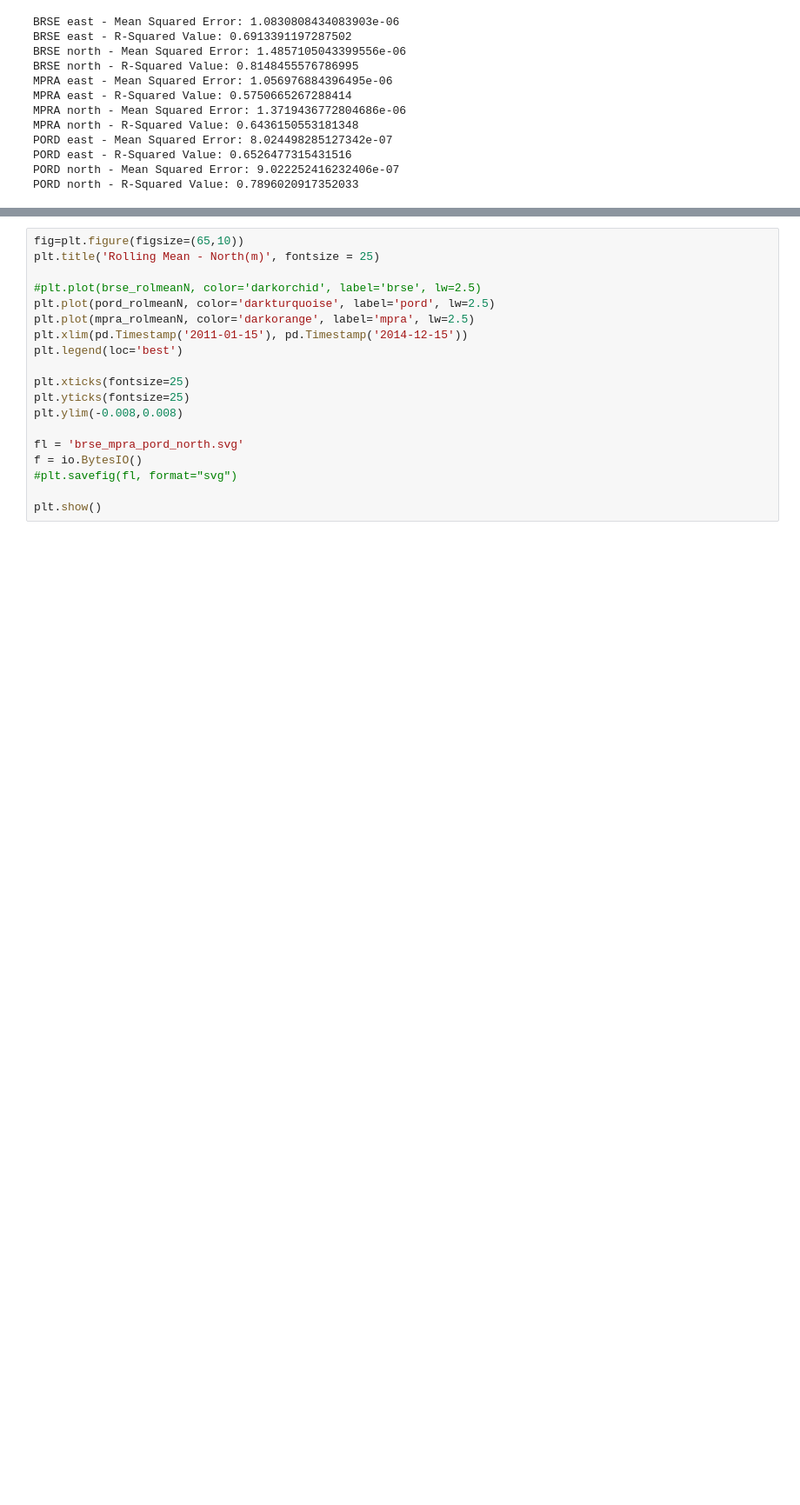
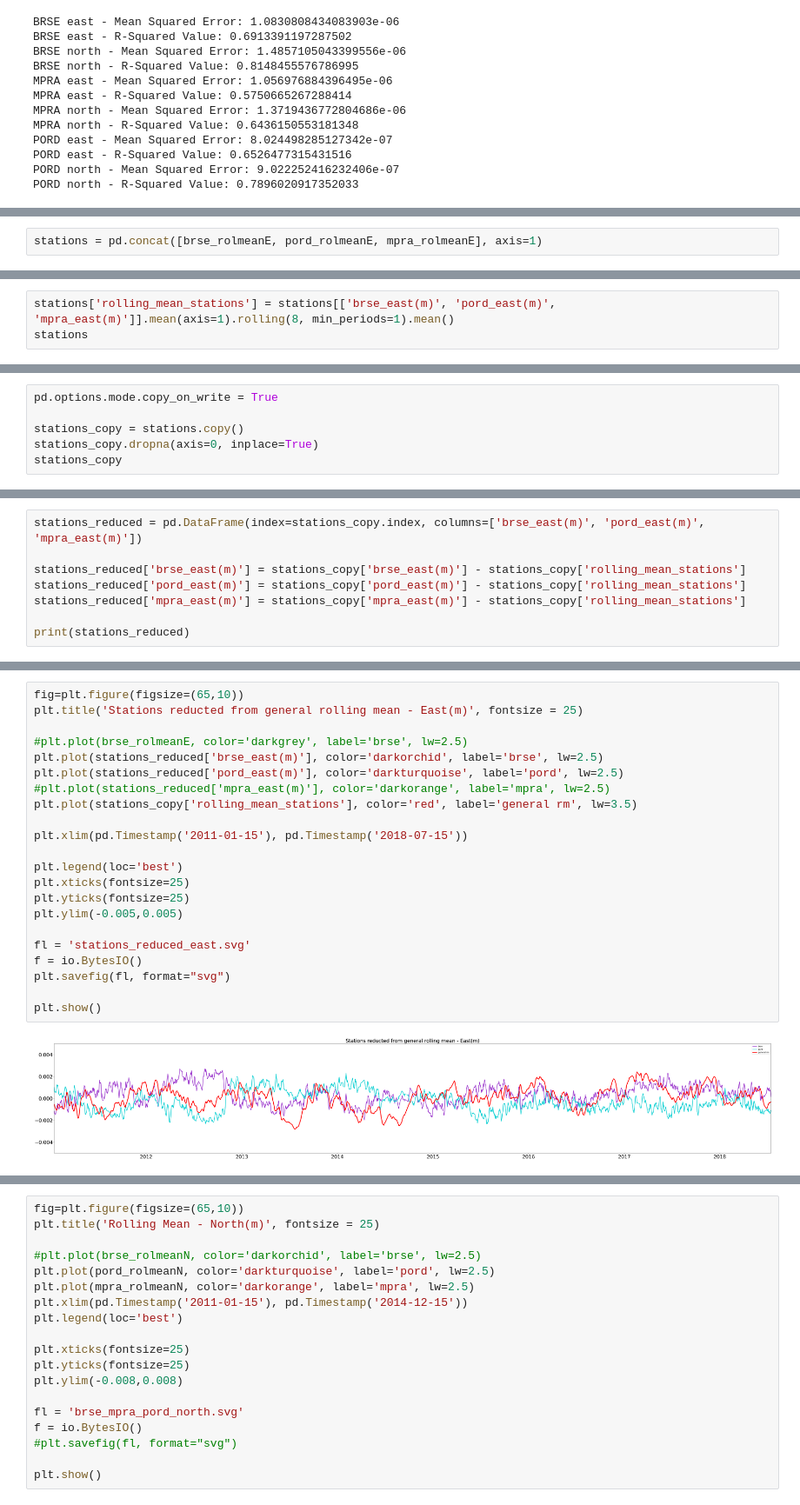
Before and after one commit to Rafaelaboliver/Time-Series-Analysis, a Jupyter notebook: Cansiglio Plateau + Classical Karst/Untitled1.ipynb, the cells around one changed output, grey strips where cells are left out. Shown at 87% size. Drawn from its saved outputs; the diff is of its cells as text; blank space fills up the shorter version.

Commit message:
general rolling mean reduced from each station

```diff
--- a/Cansiglio Plateau + Classical Karst/Untitled1.ipynb
+++ b/Cansiglio Plateau + Classical Karst/Untitled1.ipynb
@@ -668,0 +615,2 @@ plt.show()
+# %%
+stations = pd.concat([brse_rolmeanE, pord_rolmeanE, mpra_rolmeanE], axis=1)
@@ -668,0 +635,3 @@ plt.show()
+# %%
+stations['rolling_mean_stations'] = stations[['brse_east(m)', 'pord_east(m)', 'mpra_east(m)']].mean(axis=1).rolling(8, min_periods=1).mean()
+stations
@@ -668,0 +661,6 @@ plt.show()
+# %%
+pd.options.mode.copy_on_write = True
+
+stations_copy = stations.copy()
+stations_copy.dropna(axis=0, inplace=True)
+stations_copy
@@ -668,0 +696,8 @@ plt.show()
+# %%
+stations_reduced = pd.DataFrame(index=stations_copy.index, columns=['brse_east(m)', 'pord_east(m)', 'mpra_east(m)'])
+
+stations_reduced['brse_east(m)'] = stations_copy['brse_east(m)'] - stations_copy['rolling_mean_stations']
+stations_reduced['pord_east(m)'] = stations_copy['pord_east(m)'] - stations_copy['rolling_mean_stations']
+stations_reduced['mpra_east(m)'] = stations_copy['mpra_east(m)'] - stations_copy['rolling_mean_stations']
+
+print(stations_reduced)
@@ -668,0 +720,24 @@ plt.show()
+# %%
+fig=plt.figure(figsize=(65,10))
+plt.title('Stations reducted from general rolling mean - East(m)', fontsize = 25)
+
+#plt.plot(brse_rolmeanE, color='darkgrey', label='brse', lw=2.5)
+plt.plot(stations_reduced['brse_east(m)'], color='darkorchid', label='brse', lw=2.5)
+plt.plot(stations_reduced['pord_east(m)'], color='darkturquoise', label='pord', lw=2.5)
+#plt.plot(stations_reduced['mpra_east(m)'], color='darkorange', label='mpra', lw=2.5)
+plt.plot(stations_copy['rolling_mean_stations'], color='red', label='general rm', lw=3.5)
+
+plt.xlim(pd.Timestamp('2011-01-15'), pd.Timestamp('2018-07-15'))
+
+plt.legend(loc='best')
+plt.xticks(fontsize=25)
+plt.yticks(fontsize=25)
+plt.ylim(-0.005,0.005)
+
+fl = 'stations_reduced_east.svg'
+f = io.BytesIO()
+plt.savefig(fl, format="svg")
+
+plt.show()
+# %% [output]
+[figure, added]
```
Also changed, not shown: parts of 23 cells of this notebook, 5 other files.
